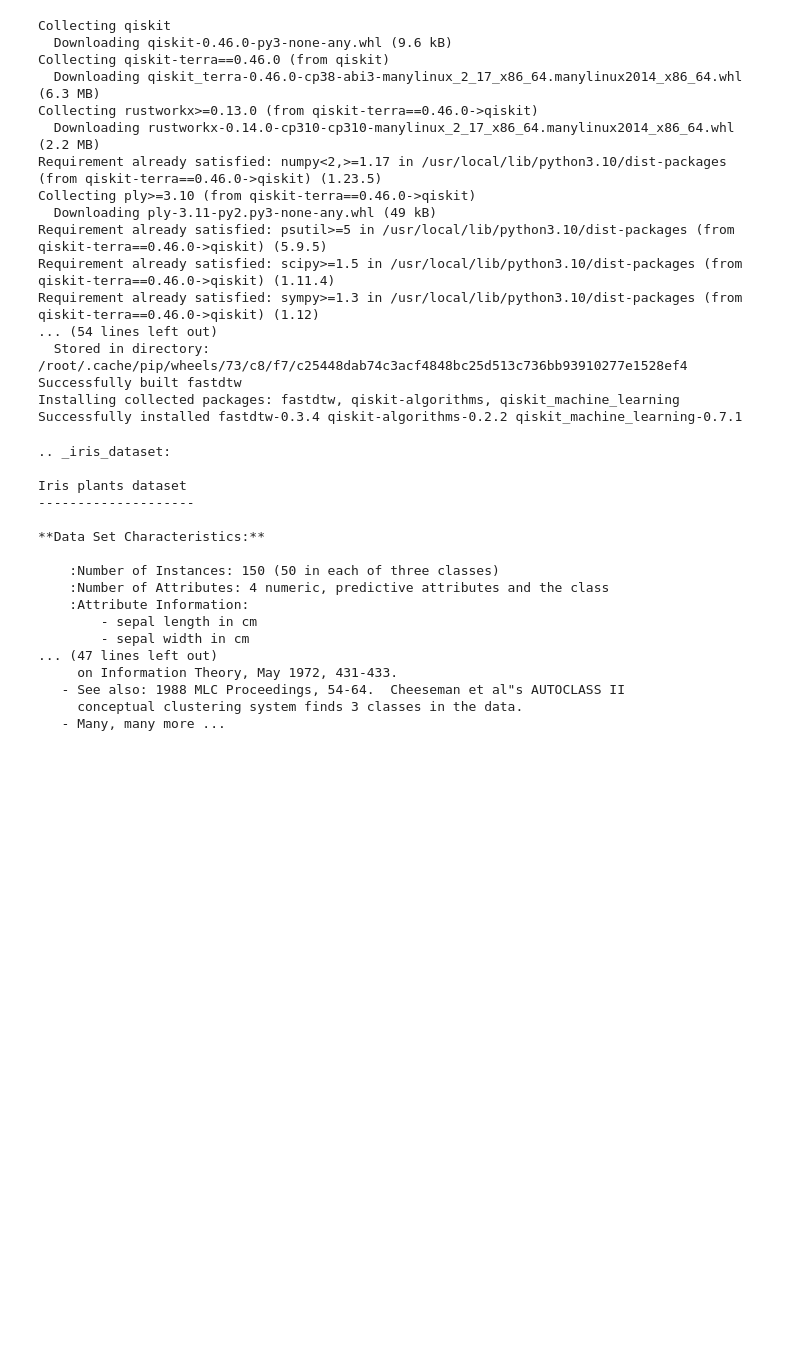
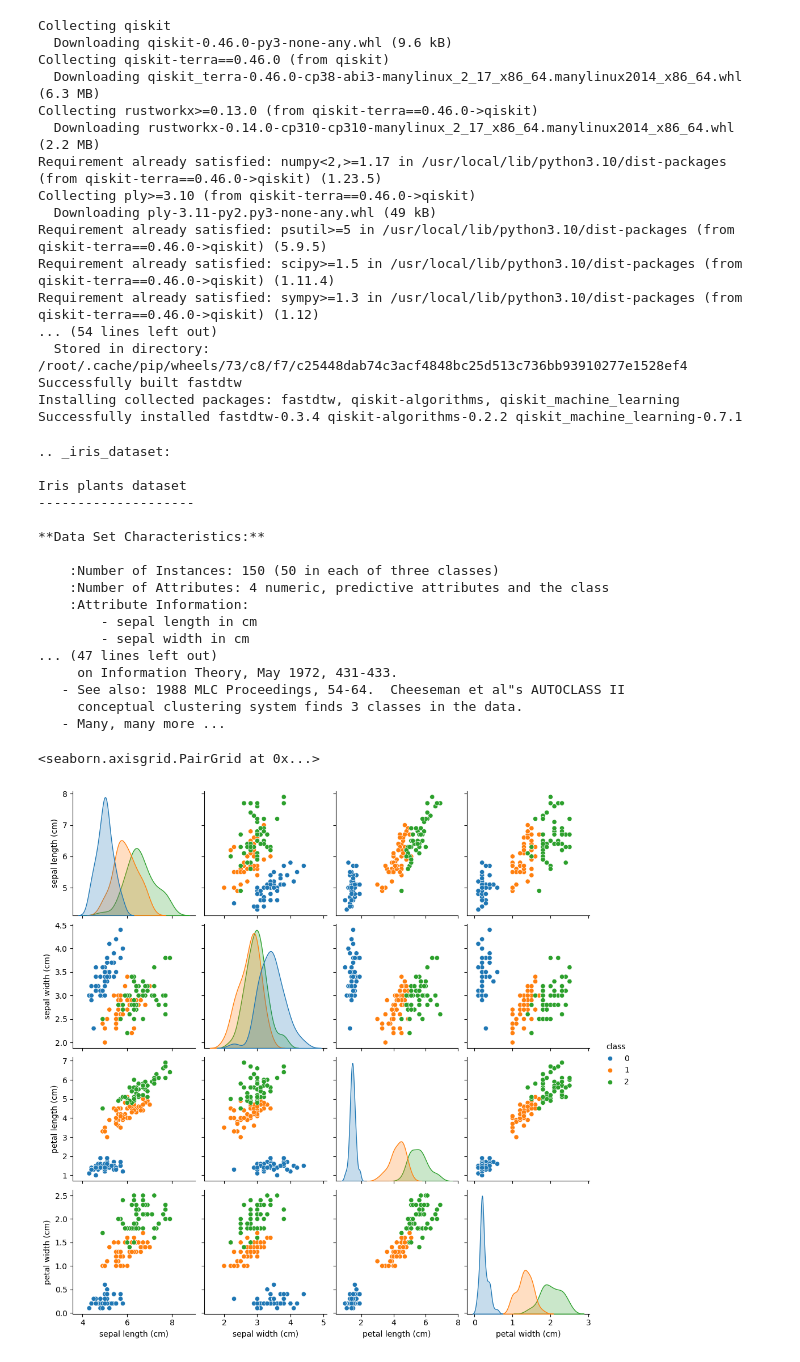
Before and after one commit to QSciTech-QuantumBC-Workshop/Quantum-NWA, a Jupyter notebook: Hamza Mouharrar_SVM.ipynb, the cells around one changed output. Saved outputs shown, nothing was run; the diff lists cells and outputs as text; code cells hidden in the pictures; blank space fills up the shorter version.

Commit message:
Data Analysis and Data Visualisation

```diff
--- a/Hamza Mouharrar_SVM.ipynb
+++ b/Hamza Mouharrar_SVM.ipynb
@@ -46,0 +55,12 @@ Iris plants dataset
+# %%
+import pandas as pd
+import seaborn as sns
+# convert the features and labels to a pandas dataframe
+df = pd.DataFrame(iris_data.data, columns=iris_data.feature_names)
+df["class"] = pd.Series(iris_data.target)
+
+# plot the data using seaborn
+sns.pairplot(df, hue="class", palette="tab10")
+# %% [output]
+<seaborn.axisgrid.PairGrid at 0x...>
+[figure, added]
```
Also changed, not shown: parts of 2 cells of this notebook.
